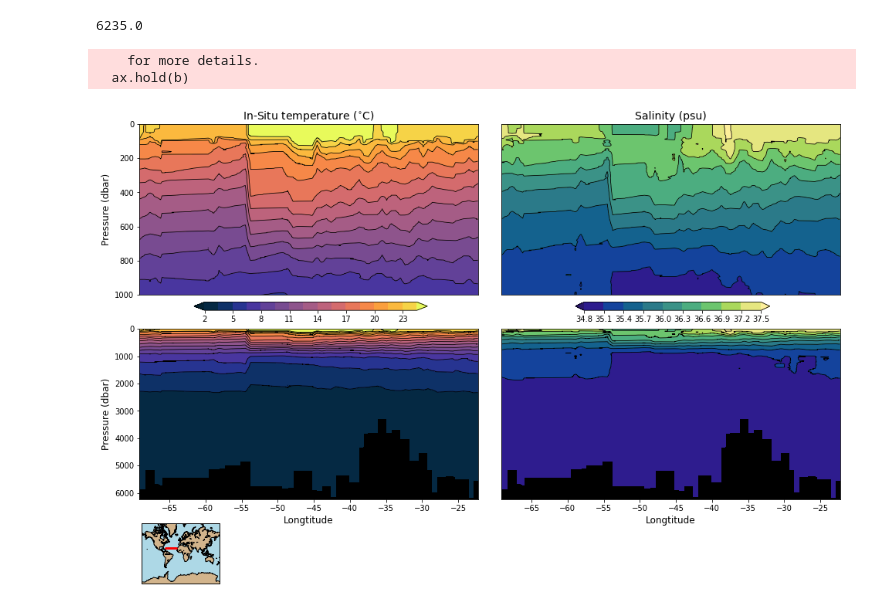
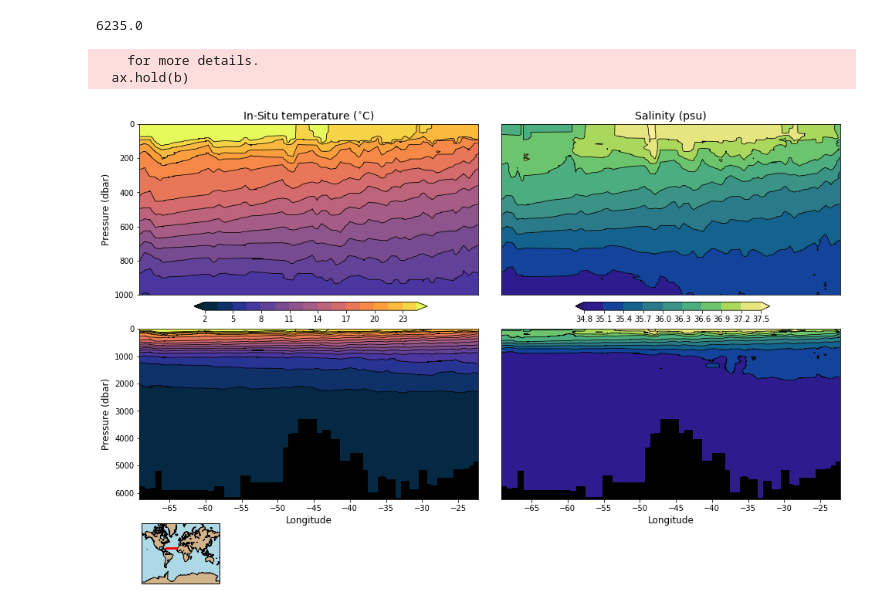
Before and after one commit to gkara00/CTD-homework, a Jupyter notebook: notebooks/ctd_plotting_data.ipynb, the cells around one changed output. Saved outputs shown, nothing was run; the diff lists cells and outputs as text; code cells hidden in the pictures.

```diff
--- a/notebooks/ctd_plotting_data.ipynb
+++ b/notebooks/ctd_plotting_data.ipynb
@@ -125,7 +125,7 @@ os.chdir(arch+_folder[1]) # Pacific ocean NS transect
 # Initialize empty variables
 lons,lats,date_time,Pmin,Pmax=[],[],[],[],[]
 
-for file in sorted(os.listdir(arch+_folder[1]), key=lambda x: (int(re.sub('\D','',x)),x)):
+for file in os.listdir(arch+_folder[1]):
     lon,lat,date,time=read_header(arch+_folder[1]+file)
     lons.append(float(lon))
     lats.append(float(lat))
@@ -137,7 +137,7 @@ for file in sorted(os.listdir(arch+_folder[1]), key=lambda x: (int(re.sub('\D','
 l=np.array(lats) #  we make Hovmöller plot (latitude-pressure)
 # %%
 #create 2-D masked arrays
-pgrid = np.arange(min(Pmin), max(Pmax), 1) # 1-dbar intervals
+pgrid = np.arange(int(min(Pmin)), int(max(Pmax)), 1) # 1-dbar intervals
 nd = len(pgrid) #max number of sampling received
 ncr=len(sorted(os.listdir(arch+_folder[1]), key=lambda x: (int(re.sub('\D','',x)),x))) # total number of casts
 
@@ -145,12 +145,13 @@ ncr=len(sorted(os.listdir(arch+_folder[1]), key=lambda x: (int(re.sub('\D','',x)
 temp = MA.masked_all((nd,ncr), dtype='float')
 sal = MA.masked_all((nd,ncr), dtype='float')
 
-for j,file in enumerate(sorted(os.listdir(arch+_folder[1]), key=lambda x: (int(re.sub('\D','',x)),x))):
+for j,file in enumerate(os.listdir(arch+_folder[1])):
     data=read_data(file)
     n=data['P'].shape[0]
-    i=np.where(l==sorted(l)[j])[0][0] #index by ascending latitude
-    temp[:n,i]=MA.masked_less(data['T'], 0)
-    sal[:n,i]=MA.masked_less(data['S'], 0)
+    i=np.where(sorted(l)==l[j])[0][0] #index by ascending latitude
+    if (temp[1,i]!='--'):i=i+1 # we have casts with same latitude
+    temp[:n,i]=data['T']
+    sal[:n,i]=data['S']
 # %%
 #find min,max values of data
 print('Temperature: ',temp.min(), temp.max())
@@ -225,7 +226,7 @@ os.chdir(arch+_folder[2]) # Atlantic ocean WE transect
 # Initialize empty variables
 lons,lats,date_time,Pmin,Pmax=[],[],[],[],[]
 
-for file in sorted(os.listdir(arch+_folder[2]), key=lambda x: (int(re.sub('\D','',x)),x)):
+for file in os.listdir(arch+_folder[2]):
     lon,lat,date,time=read_header(arch+_folder[2]+file)
     lons.append(float(lon))
     lats.append(float(lat))
@@ -237,7 +238,7 @@ for file in sorted(os.listdir(arch+_folder[2]), key=lambda x: (int(re.sub('\D','
 l=np.array(lons) #  we make Hovmöller plot (latitude-pressure)
 # %%
 #create 2-D masked arrays
-pgrid = np.arange(min(Pmin), max(Pmax), 2) # 2-dbar intervals
+pgrid = np.arange(int(min(Pmin)), int(max(Pmax)), 2) # 2-dbar intervals
 nd = len(pgrid) #max number of sampling received
 ncr=len(sorted(os.listdir(arch+_folder[2]), key=lambda x: (int(re.sub('\D','',x)),x))) # total number of casts
 
@@ -245,14 +246,12 @@ ncr=len(sorted(os.listdir(arch+_folder[2]), key=lambda x: (int(re.sub('\D','',x)
 temp = MA.masked_all((nd,ncr), dtype='float')
 sal = MA.masked_all((nd,ncr), dtype='float')
 
-for j,file in enumerate(sorted(os.listdir(arch+_folder[2]), key=lambda x: (int(re.sub('\D','',x)),x))):
+for j,file in enumerate(os.listdir(arch+_folder[2])):
     data=read_data(file)
     n=data['P'].shape[0]
-    i=np.where(l==sorted(l)[j])[0][0] #index by ascending longitude
-    temp[:n,i]=MA.masked_less(data['T'], 0)
-    sal[:n,i]=MA.masked_less(data['S'], 0)
-
-l=np.array(lons)
+    i=np.where(sorted(l)==l[j])[0][0] #index by ascending longitude
+    temp[:n,i]=data['T']
+    sal[:n,i]=data['S']
 # %%
 #find min,max values of data
 print('Temperature: ',temp.min(), temp.max())
@@ -287,7 +286,7 @@ ax3.contourf(sorted(l),pgrid,temp,levels=tlevs,vmin=2,vmax=26,extend='both', cma
 ax3.contour(sorted(l),pgrid,temp,levels=tlevs,linewidths=.8, colors='k')
 ax3.set_ylim(ax1.get_ylim()[::-1])
 ax3.set_ylabel('Pressure (dbar)',fontsize=12)
-ax3.set_xlabel('Longtitude',fontsize=12)
+ax3.set_xlabel('Longitude',fontsize=12)
 ax3.xaxis.set_major_locator(ticker.MultipleLocator(5))
 ax3.set_ylim(6235,0)
 
@@ -297,32 +296,32 @@ slevs = np.arange(34.8, 37.5, 0.3)
 im2=ax2.contourf(sorted(l),pgrid,sal,levels=slevs, vmin=34.8,vmax=37.5, extend='both',cmap=cmocean.cm.haline)
 ax2.contour(sorted(l),pgrid,sal,levels=slevs,linewidths=.8, colors='k')
 ax2.set_title('Salinity (psu)',fontsize=14)
 ax2.set_ylim(ax2.get_ylim()[::-1])
 ax2.set_ylim(1000,0)
 ax2.xaxis.set_visible(False) # This erases the x ticks
 ax2.yaxis.set_visible(False) # This erases the y ticks
 ###total layer
 ax4.contourf(sorted(l),pgrid,sal,levels=slevs,vmin=34.8,vmax=37.5,extend='both', cmap=cmocean.cm.haline)
 ax4.contour(sorted(l),pgrid,sal,levels=slevs,linewidths=.8, colors='k')
 ax4.set_ylim(ax1.get_ylim()[::-1])
 ax4.set_ylim(6235,0)
 ax4.yaxis.set_visible(False) # This erases the y ticks
-ax4.set_xlabel('Longtitude',fontsize=12)
+ax4.set_xlabel('Longitude',fontsize=12)
 ax4.xaxis.set_major_locator(ticker.MultipleLocator(5))
 
 
 fig.subplots_adjust(left=0, wspace=0.07, top=0.8)
 #make colorbars
 cbar1_ax = fig.add_axes([.07, .465, .3, .015])
 cbar2_ax = fig.add_axes([.56, .465, .25, .015])
 plt.colorbar(im1, cax=cbar1_ax, orientation='horizontal')
 plt.colorbar(im2, cax=cbar2_ax, orientation='horizontal')
 #make transect location map
 tr_ax = fig.add_axes([.003, -.04,.1, .135])
 m=make_map(lons,lats,'')
 #save fig
 fig.savefig(__figpath__+'A_section.png',dpi=100,bbox_inches='tight')
 # %% [output]
     for more details.
   ax.hold(b)
-[figure, old version]
+[figure, new version]
```
Also changed, not shown: parts of 2 cells of this notebook.
